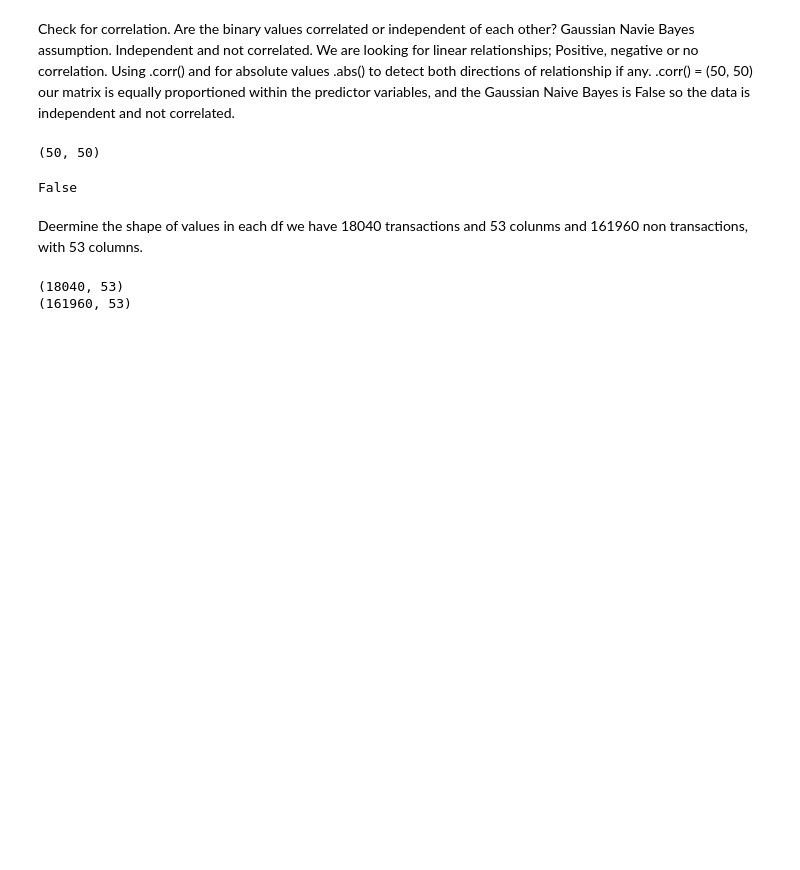
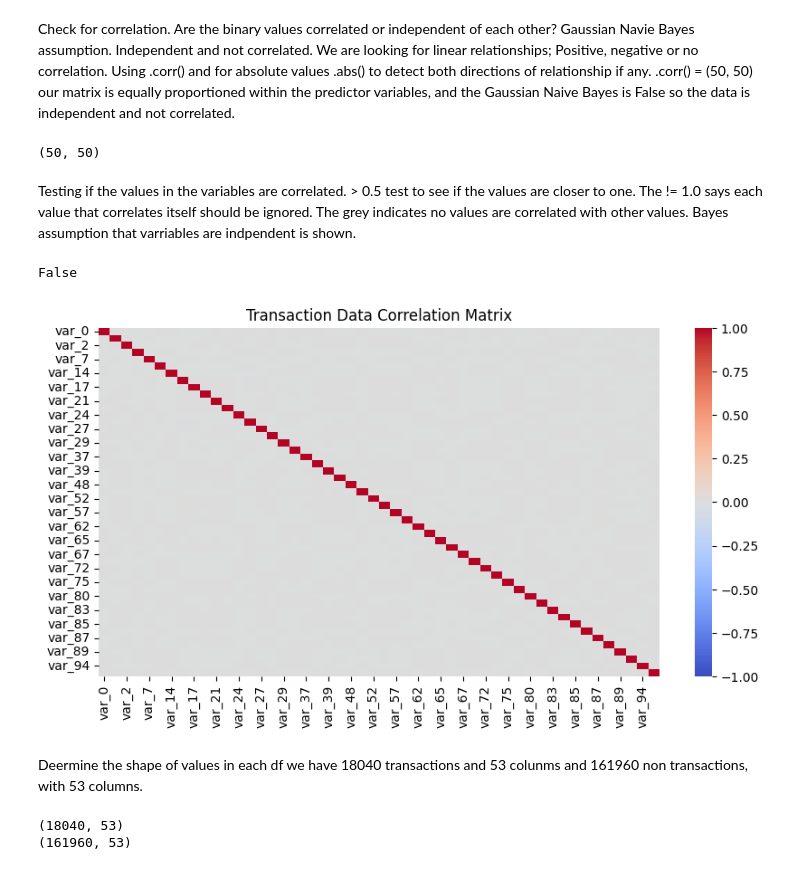
Before and after one commit to cyeef/Data-Science-Portfolio-C21-, a Jupyter notebook: Exercises/Project_1_.ipynb, the cells around one changed output. Cells and saved outputs as stored; diff of their text form; code cells hidden in the pictures; blank space fills up the shorter version.

```diff
--- a/Exercises/Project_1_.ipynb
+++ b/Exercises/Project_1_.ipynb
@@ -250,11 +263,26 @@ corr_matrix = predictors.corr()
 print(corr_matrix.shape)
 # %% [output]
 (50, 50)
+# %% [markdown]
+Testing if the values in the variables are correlated.  > 0.5 test to see if the values are closer to one.  The != 1.0 says each value that correlates itself should be ignored. The grey indicates no values are correlated with other values. Bayes assumption that varriables are indpendent is shown.
 # %%
 high_corr = (corr_matrix.abs() > 0.5) & (corr_matrix != 1.0)
 print(high_corr.any().any())
 # %% [output]
 False
+# %%
+import seaborn as sns
+
+
+plt.figure(figsize=(10, 5))
+sns.heatmap(corr_matrix,
+            cmap='coolwarm',
+            vmin=-1,
+            vmax=1)
+plt.title('Transaction Data Correlation Matrix')
+plt.show()
+# %% [output]
+[figure, added]
 # %% [markdown]
 Deermine the shape of values in each df we have 18040 transactions and 53 colunms and 161960 non transactions, with 53 columns.
 # %%
```
Also changed, not shown: parts of 3 cells of this notebook.
